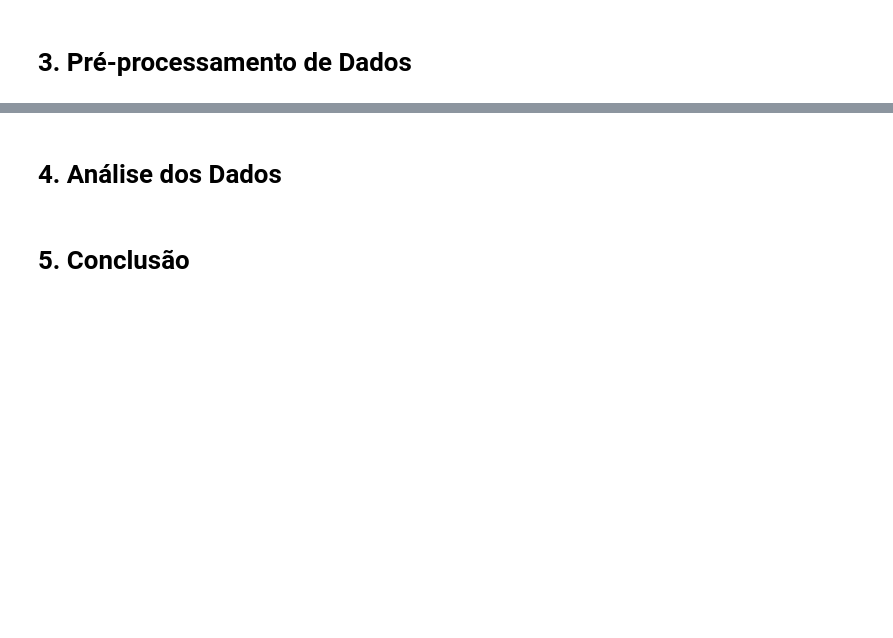
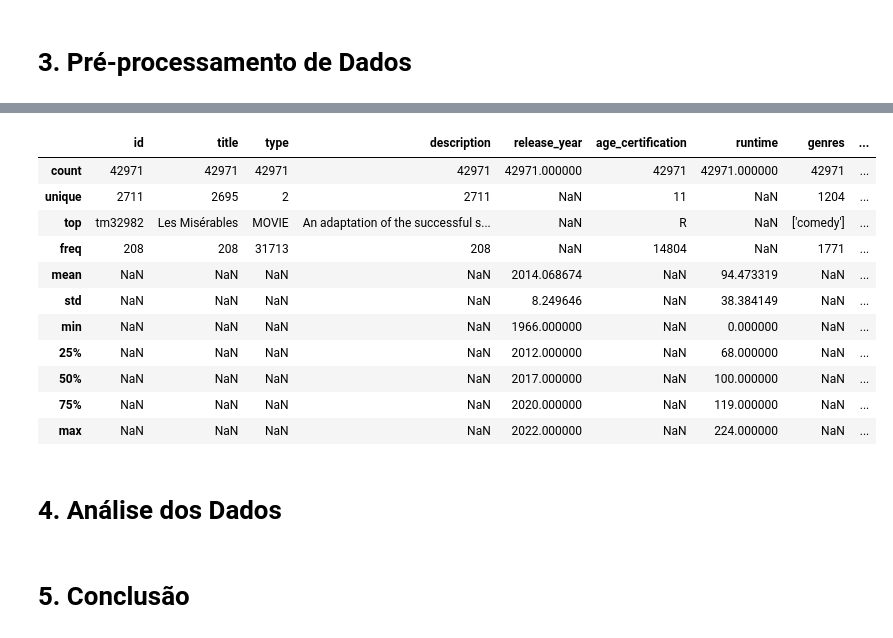
Before and after one commit to TomasValadao/DataVisualization-PUC-Rio, a Jupyter notebook: data_viz_mvp.ipynb, the cells around one changed output, grey strips where cells are left out. Cells and saved outputs as stored; diff of their text form; code cells hidden in the pictures; blank space fills up the shorter version.

```diff
--- a/data_viz_mvp.ipynb
+++ b/data_viz_mvp.ipynb
@@ -51,0 +211,5 @@ df_credits.head(10)
+# %%
+# Remove as colunas que foram identificadas com valores nulos, exceto as colunas 'seasons' e a 'character'
+df_cleaned = df_merged.dropna(subset=['title', 'description', 'age_certification', 'imdb_id', 'imdb_score', 'imdb_votes', 'tmdb_popularity', 'tmdb_score'])
+print(df_cleaned.isnull().any())
+print(df_cleaned.shape)
@@ -51,0 +286,6 @@ df_credits.head(10)
+# %%
+# O DataFrame limpo vai passar a excluir os registros dos atores sem personagem.
+df_cleaned = df_cleaned[~(df_cleaned['character'].isnull() & (df_cleaned['role'] == 'ACTOR'))]
+print(df_cleaned.isnull().any())
+print(df_cleaned.shape)
+print(df_cleaned.head(5))
@@ -52,3 +310,19 @@ df_credits.head(10)
+# %%
+# Agora que temos um dataset um pouco mais limpo, nós vamos puxar a estatística descritiva novamente.
+df_cleaned.describe(include='all')
+# %% [output]
+|  | id | title | type | description | release_year | age_certification | runtime | genres | ... |
+| count | 42971 | 42971 | 42971 | 42971 | 42971.000000 | 42971 | 42971.000000 | 42971 | ... |
+| unique | 2711 | 2695 | 2 | 2711 | NaN | 11 | NaN | 1204 | ... |
+| top | tm32982 | Les Misérables | MOVIE | An adaptation of the successful s... | NaN | R | NaN | ['comedy'] | ... |
+| freq | 208 | 208 | 31713 | 208 | NaN | 14804 | NaN | 1771 | ... |
+| mean | NaN | NaN | NaN | NaN | 2014.068674 | NaN | 94.473319 | NaN | ... |
+| std | NaN | NaN | NaN | NaN | 8.249646 | NaN | 38.384149 | NaN | ... |
+| min | NaN | NaN | NaN | NaN | 1966.000000 | NaN | 0.000000 | NaN | ... |
+| 25% | NaN | NaN | NaN | NaN | 2012.000000 | NaN | 68.000000 | NaN | ... |
+| 50% | NaN | NaN | NaN | NaN | 2017.000000 | NaN | 100.000000 | NaN | ... |
+| 75% | NaN | NaN | NaN | NaN | 2020.000000 | NaN | 119.000000 | NaN | ... |
+| max | NaN | NaN | NaN | NaN | 2022.000000 | NaN | 224.000000 | NaN | ... |
 # %% [markdown]
 # 4. Análise dos Dados
 # %% [markdown]
```
Also changed, not shown: parts of 21 cells of this notebook.
